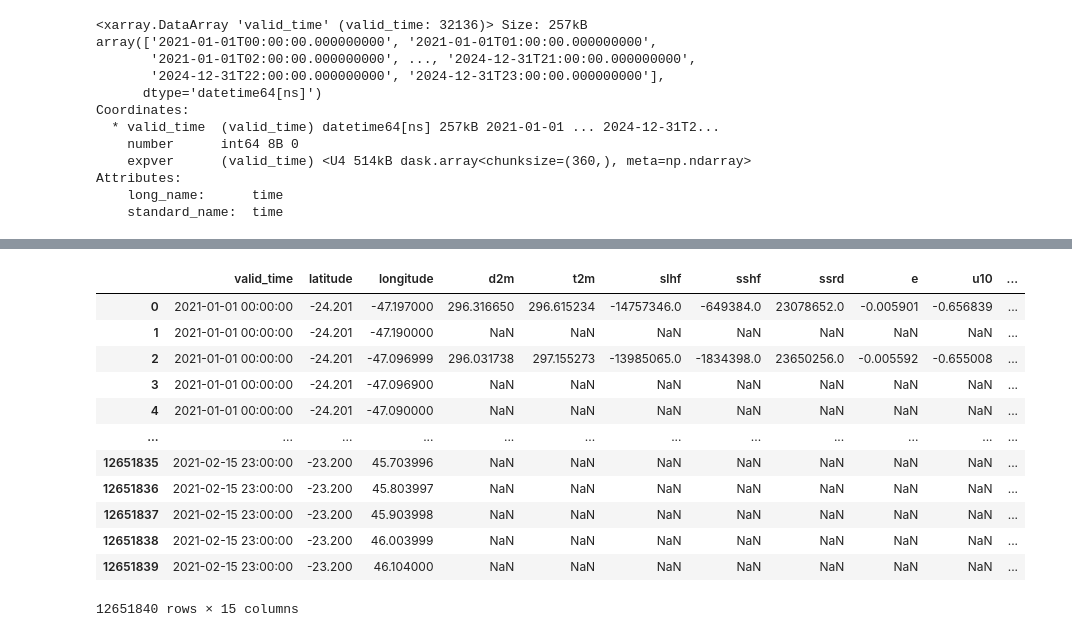
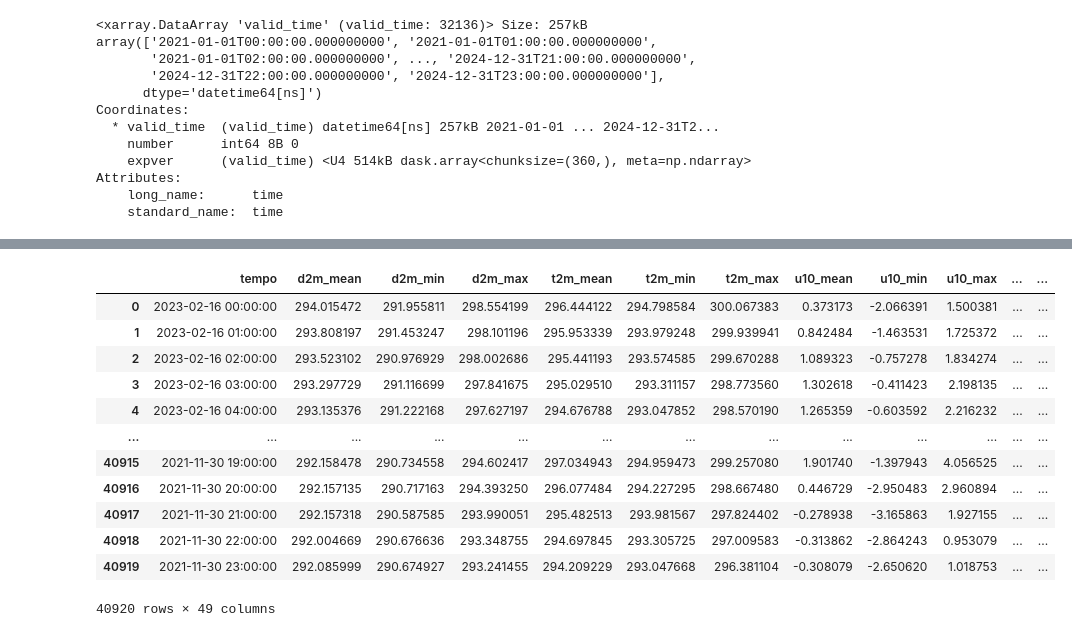
Before and after one commit to Alilson2/Projeto_IA, a Jupyter notebook: Projeto_IA.ipynb, the cells around one changed output, grey strips where cells are left out. Saved outputs shown, nothing was run; the diff lists cells and outputs as text; code cells hidden in the pictures.

```diff
--- a/Projeto_IA.ipynb
+++ b/Projeto_IA.ipynb
@@ -120,0 +218,13 @@ Attributes:
+# %%
+df_resumo=criar_dados(df_panda)
+matrix = df_resumo.corr(method='pearson')
+
+plt.figure(figsize=(10, 8))
+plt.imshow(matrix, cmap='coolwarm', vmin=-1, vmax=1)
+plt.colorbar(label="Coeficiente de correlação de Pearson")
+
+plt.title("Matriz de Correlação", fontsize=14)
+plt.xticks(range(len(matrix.columns)), matrix.columns, rotation=90)
+plt.yticks(range(len(matrix.columns)), matrix.columns)
+plt.tight_layout()
+plt.show()
@@ -121,23 +233,20 @@ Attributes:
 # %%
-# --- 2️⃣ Verificar se há a coordenada temporal ---
-if "valid_time" not in dados.coords:
-    raise ValueError("❌ O dataset não contém uma coordenada temporal chamada 'valid_time'.")
+# --- 3️⃣ Converter o eixo temporal para pandas.DatetimeIndex ---
+tempo = pd.to_datetime(df_resumo['tempo'])
 
-# --- 3️⃣ Converter o eixo temporal para pandas.DatetimeIndex ---
-tempo = pd.to_datetime(dados["valid_time"].values)
+print(tempo)
 
-# --- 4️⃣ Criar DataFrame com componentes temporais ---
 df_tempo = pd.DataFrame({
     "timestamp": tempo,
-    "timestamp_segundos": tempo.view("int64") / 1e9,   # segundos desde 1970
-    "ano": tempo.year,
-    "mes": tempo.month,
-    "dia": tempo.day,
-    "hora": tempo.hour,
-    "minuto": tempo.minute,
-    "segundo": tempo.second,
-    "dia_semana": tempo.dayofweek,
-    "dia_do_ano": tempo.dayofyear
+    "timestamp_segundos": tempo.view("int64"),   # segundos desde 1970
+    "ano": tempo.dt.year,
+    "mes": tempo.dt.month,
+    "dia": tempo.dt.day,
+    "hora": tempo.dt.hour,
+    "minuto": tempo.dt.minute,
+    "segundo": tempo.dt.second,
+    "dia_semana": tempo.dt.dayofweek,
+    "dia_do_ano": tempo.dt.dayofyear
 })
 
 #print(df_tempo.head())
@@ -145,19 +254,19 @@ df_tempo = pd.DataFrame({
 # Exemplo: seleciona uma variável e um período
 # Sort the dataset by valid_time before slicing
 dados_sorted = dados.sortby('valid_time')
-dados_filtrado = dados_sorted.sel(valid_time=slice("2021-01-01", "2021-02-15"))
+dados_filtrado = dados_sorted
 
 # Converte para pandas sem estourar RAM
 df_panda = dados_filtrado.to_dataframe().reset_index()
 
 # Junta com df_tempo
 df_final = pd.merge(
-    df_panda,
+    df_resumo,
     df_tempo,
-    left_on='valid_time',
+    left_on='tempo',
     right_on='timestamp',
     how='left'
 )
 
-df_panda
+df_final
 # %% [output]
@@ -164,13 +285,13 @@ df_panda
-|  | valid_time | latitude | longitude | d2m | t2m | slhf | sshf | ssrd | e | u10 | ... |
-| 0 | 2021-01-01 00:00:00 | -24.201 | -47.197000 | 296.316650 | 296.615234 | -14757346.0 | -649384.0 | 23078652.0 | -0.005901 | -0.656839 | ... |
-| 1 | 2021-01-01 00:00:00 | -24.201 | -47.190000 | NaN | NaN | NaN | NaN | NaN | NaN | NaN | ... |
-| 2 | 2021-01-01 00:00:00 | -24.201 | -47.096999 | 296.031738 | 297.155273 | -13985065.0 | -1834398.0 | 23650256.0 | -0.005592 | -0.655008 | ... |
-| 3 | 2021-01-01 00:00:00 | -24.201 | -47.096900 | NaN | NaN | NaN | NaN | NaN | NaN | NaN | ... |
-| 4 | 2021-01-01 00:00:00 | -24.201 | -47.090000 | NaN | NaN | NaN | NaN | NaN | NaN | NaN | ... |
-| ... | ... | ... | ... | ... | ... | ... | ... | ... | ... | ... | ... |
-| 12651835 | 2021-02-15 23:00:00 | -23.200 | 45.703996 | NaN | NaN | NaN | NaN | NaN | NaN | NaN | ... |
-| 12651836 | 2021-02-15 23:00:00 | -23.200 | 45.803997 | NaN | NaN | NaN | NaN | NaN | NaN | NaN | ... |
-| 12651837 | 2021-02-15 23:00:00 | -23.200 | 45.903998 | NaN | NaN | NaN | NaN | NaN | NaN | NaN | ... |
-| 12651838 | 2021-02-15 23:00:00 | -23.200 | 46.003999 | NaN | NaN | NaN | NaN | NaN | NaN | NaN | ... |
-| 12651839 | 2021-02-15 23:00:00 | -23.200 | 46.104000 | NaN | NaN | NaN | NaN | NaN | NaN | NaN | ... |
+|  | tempo | d2m_mean | d2m_min | d2m_max | t2m_mean | t2m_min | t2m_max | u10_mean | u10_min | u10_max | ... | ... |
+| 0 | 2023-02-16 00:00:00 | 294.015472 | 291.955811 | 298.554199 | 296.444122 | 294.798584 | 300.067383 | 0.373173 | -2.066391 | 1.500381 | ... | ... |
+| 1 | 2023-02-16 01:00:00 | 293.808197 | 291.453247 | 298.101196 | 295.953339 | 293.979248 | 299.939941 | 0.842484 | -1.463531 | 1.725372 | ... | ... |
+| 2 | 2023-02-16 02:00:00 | 293.523102 | 290.976929 | 298.002686 | 295.441193 | 293.574585 | 299.670288 | 1.089323 | -0.757278 | 1.834274 | ... | ... |
+| 3 | 2023-02-16 03:00:00 | 293.297729 | 291.116699 | 297.841675 | 295.029510 | 293.311157 | 298.773560 | 1.302618 | -0.411423 | 2.198135 | ... | ... |
+| 4 | 2023-02-16 04:00:00 | 293.135376 | 291.222168 | 297.627197 | 294.676788 | 293.047852 | 298.570190 | 1.265359 | -0.603592 | 2.216232 | ... | ... |
+| ... | ... | ... | ... | ... | ... | ... | ... | ... | ... | ... | ... | ... |
+| 40915 | 2021-11-30 19:00:00 | 292.158478 | 290.734558 | 294.602417 | 297.034943 | 294.959473 | 299.257080 | 1.901740 | -1.397943 | 4.056525 | ... | ... |
+| 40916 | 2021-11-30 20:00:00 | 292.157135 | 290.717163 | 294.393250 | 296.077484 | 294.227295 | 298.667480 | 0.446729 | -2.950483 | 2.960894 | ... | ... |
+| 40917 | 2021-11-30 21:00:00 | 292.157318 | 290.587585 | 293.990051 | 295.482513 | 293.981567 | 297.824402 | -0.278938 | -3.165863 | 1.927155 | ... | ... |
+| 40918 | 2021-11-30 22:00:00 | 292.004669 | 290.676636 | 293.348755 | 294.697845 | 293.305725 | 297.009583 | -0.313862 | -2.864243 | 0.953079 | ... | ... |
+| 40919 | 2021-11-30 23:00:00 | 292.085999 | 290.674927 | 293.241455 | 294.209229 | 293.047668 | 296.381104 | -0.308079 | -2.650620 | 1.018753 | ... | ... |
-12651840 rows × 15 columns
+40920 rows × 49 columns
```
Also changed, not shown: parts of 15 cells of this notebook.
